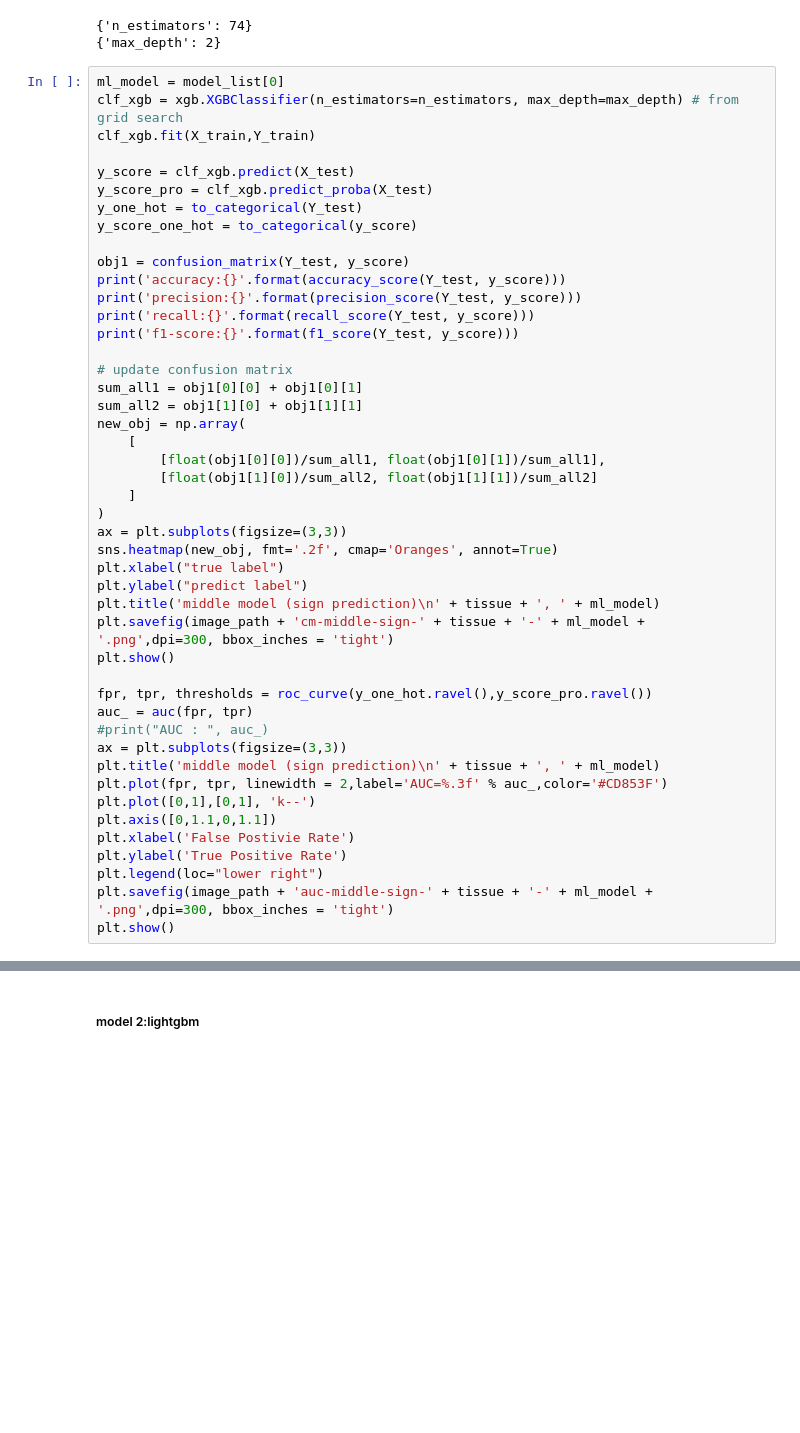
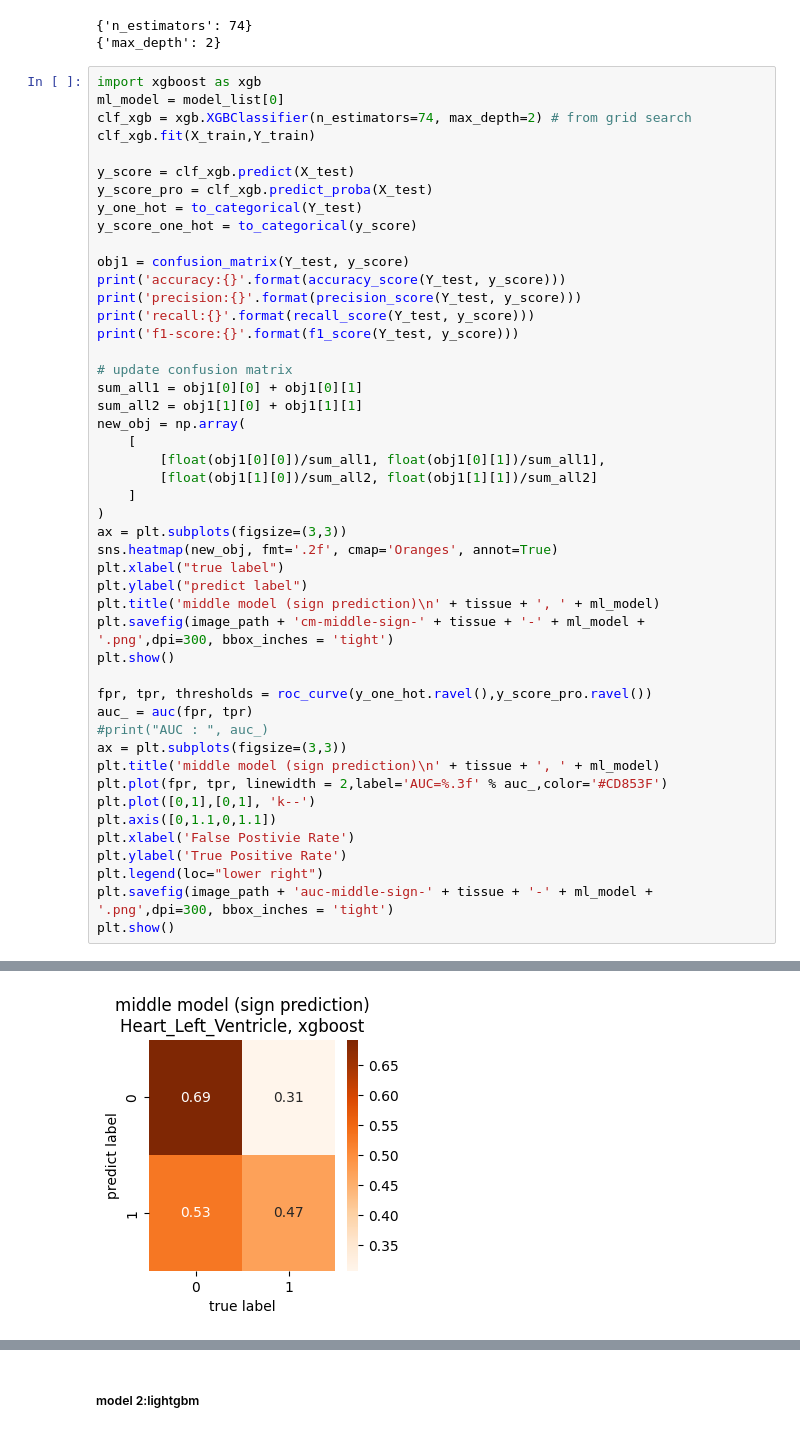
Before and after one commit to Liuzhe30/DNAMutBenchMark, a Jupyter notebook: experiments/machine_learning/eqtl_prediction/sign_prediction/onehot/Heart_Left_Ventricle_seed17.ipynb, the cells around one changed output, grey strips where cells are left out. Drawn from its saved outputs; the diff is of its cells as text; blank space fills up the shorter version.

```diff
--- a/experiments/machine_learning/eqtl_prediction/sign_prediction/onehot/Heart_Left_Ventricle_seed17.ipynb
+++ b/experiments/machine_learning/eqtl_prediction/sign_prediction/onehot/Heart_Left_Ventricle_seed17.ipynb
@@ -555,8 +555,9 @@ print(gs.best_params_)
 {'n_estimators': 74}
 {'max_depth': 2}
 # %%
+import xgboost as xgb
 ml_model = model_list[0]
-clf_xgb = xgb.XGBClassifier(n_estimators=n_estimators, max_depth=max_depth) # from grid search
+clf_xgb = xgb.XGBClassifier(n_estimators=74, max_depth=2) # from grid search
 clf_xgb.fit(X_train,Y_train)
 
 y_score = clf_xgb.predict(X_test)
@@ -600,3 +601,4 @@ plt.ylabel('True Positive Rate')
 plt.legend(loc="lower right")
 plt.savefig(image_path + 'auc-middle-sign-' + tissue + '-' + ml_model + '.png',dpi=300, bbox_inches = 'tight')
 plt.show()
+# %% [output]
@@ -602,0 +609 @@ plt.show()
+[figure, added]
```
Also changed, not shown: parts of 1 cell of this notebook, 17 other files.
